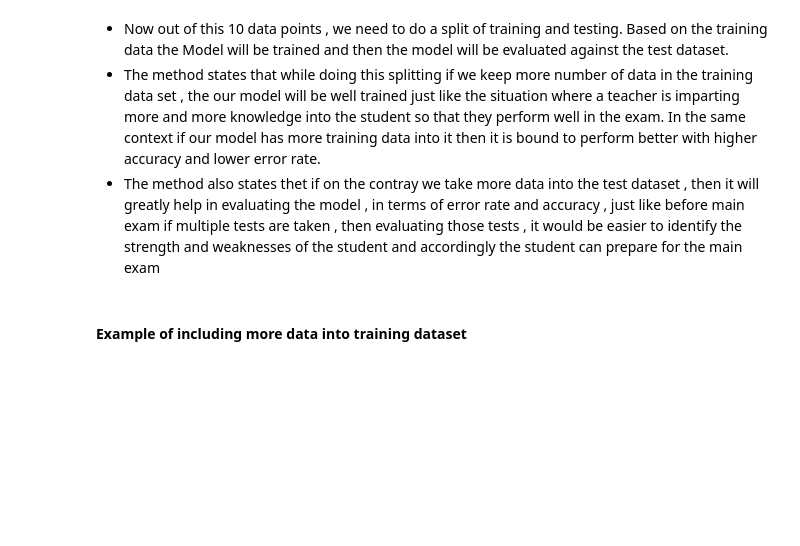
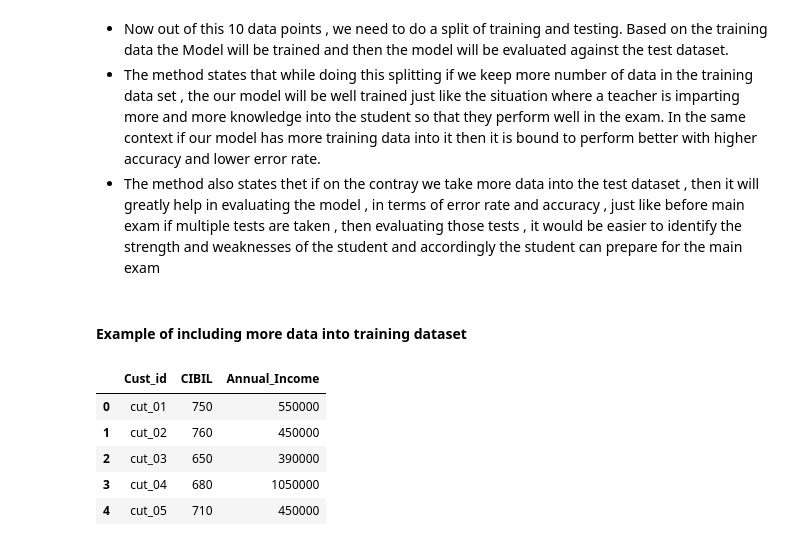
Before and after one commit to Csengupta1101/ML-Concepts, a Jupyter notebook: Hold Out & Cross Val.ipynb, the cells around one changed output. Drawn from its saved outputs; the diff is of its cells as text; code cells hidden in the pictures; blank space fills up the shorter version.

```diff
--- a/Hold Out & Cross Val.ipynb
+++ b/Hold Out & Cross Val.ipynb
@@ -35,3 +35,16 @@ bank.head()
 -   The method also states thet if on the contray we take more data into the test dataset , then it will greatly help in evaluating the model , in terms of error rate and accuracy , just like before main exam if multiple tests are taken , then evaluating those tests , it would be easier to identify the strength and weaknesses of the student and accordingly the student can prepare for the main exam
 # %% [markdown]
 #### Example of including more data into training dataset
+# %%
+# Let's divide our data into x and y , x will contain the features and y will contain the target variable
+x = bank[['Cust_id','CIBIL','Annual_Income']]
+y = bank[['Loan']]
+# %%
+x.head()
+# %% [output]
+|  | Cust_id | CIBIL | Annual_Income |
+| 0 | cut_01 | 750 | 550000 |
+| 1 | cut_02 | 760 | 450000 |
+| 2 | cut_03 | 650 | 390000 |
+| 3 | cut_04 | 680 | 1050000 |
+| 4 | cut_05 | 710 | 450000 |
```
Also changed, not shown: parts of 21 cells of this notebook.
